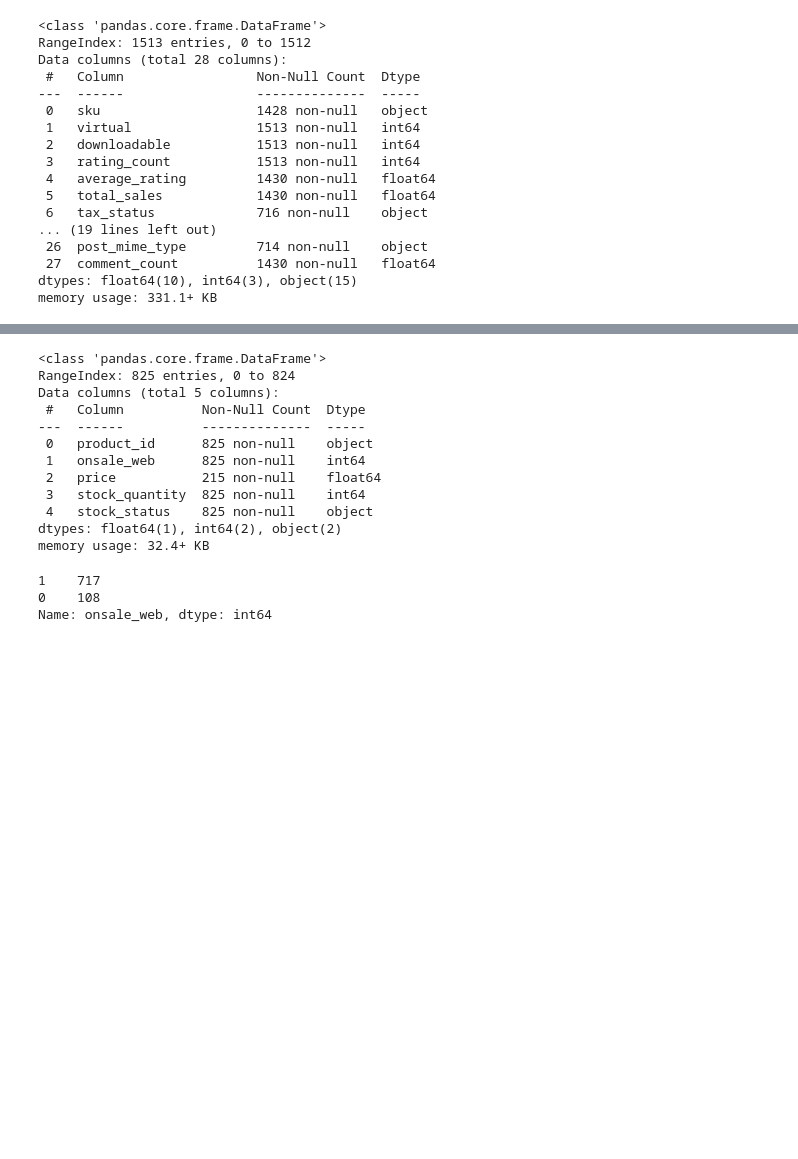
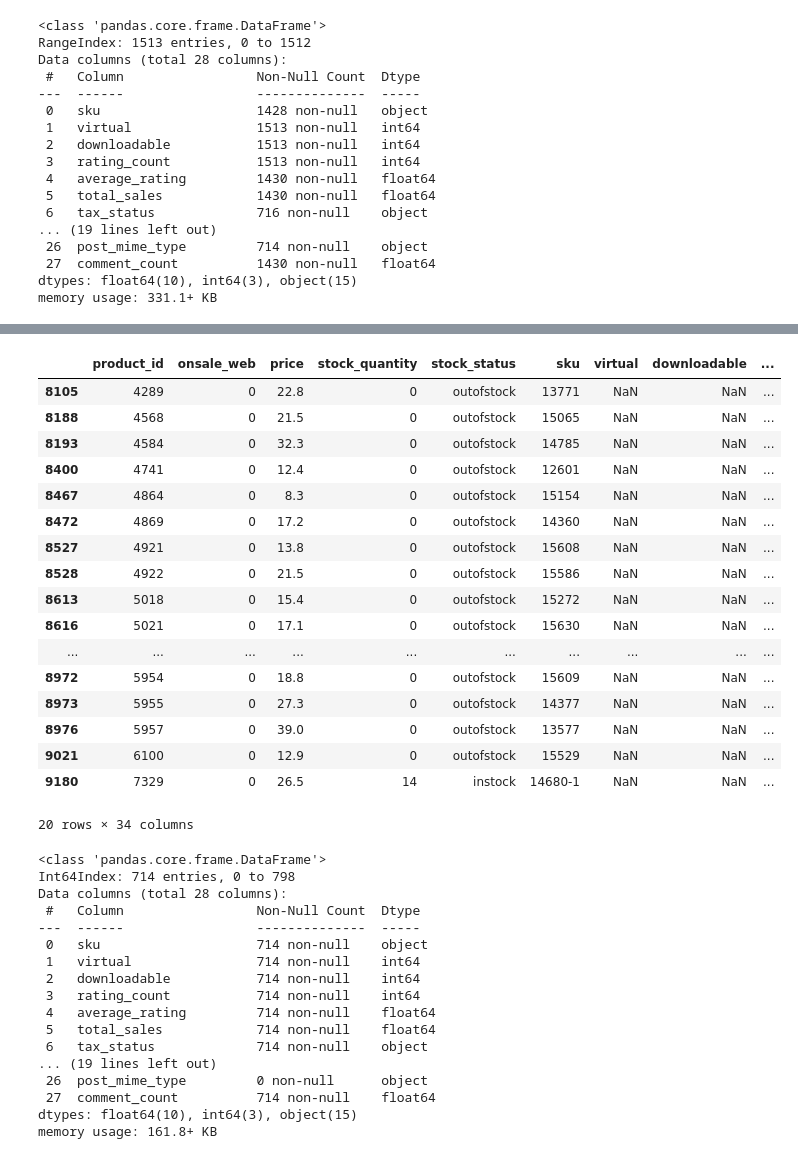
Before and after one commit to AntoineJBQ/Projet-5, a Jupyter notebook: Projet 5.ipynb, the cells around one changed output, grey strips where cells are left out. Drawn from its saved outputs; the diff is of its cells as text; code cells hidden in the pictures; blank space fills up the shorter version.

```diff
--- a/Projet 5.ipynb
+++ b/Projet 5.ipynb
@@ -24 +47,3 @@ web.describe()
+# %%
+erp["price"] = erp["price"].str.replace(",",".").astype(float)
 # %%
@@ -71,0 +72,2 @@ dtype: int64
+# %%
+liaison = liaison.rename(columns={"id_web":"sku"})
@@ -99,6 +135,3 @@ Data columns (total 28 columns):
  27  comment_count          1430 non-null   float64
 dtypes: float64(10), int64(3), object(15)
 memory usage: 331.1+ KB
-# %%
-web['post_date'] = pd.to_datetime(web['post_date'])
-web['post_modified'] = pd.to_datetime(web['post_modified'])
@@ -115,0 +154,5 @@ erp.head()
+# %%
+#Test de jointure entre Erp, Liaison et Web
+Test_2 = pd.merge(erp, liaison, how="outer", on="product_id")
+Test_2 = pd.merge(Test_2, web, how="outer", on="sku", indicator=True)
+Test_2.shape
@@ -115,0 +179,28 @@ erp.head()
+# %%
+#Crée des tables temporaires pour Web et Liaison
+webt = web
+liaisont = liaison
+#Drop les rows contenant des NaN pour la colonne sku dans les tables temporaires
+webt = webt.dropna(subset=["sku"])
+liaisont = liaisont.dropna(subset=["sku"])
+#Affiche les lignes qui n'ont pas de correspondance entre Erp, Liaison et Web
+Test_2.loc[Test_2["_merge"]=="left_only"]
+# %% [output]
+|  | product_id | onsale_web | price | stock_quantity | stock_status | sku | virtual | downloadable | ... |
+| 8105 | 4289 | 0 | 22.8 | 0 | outofstock | 13771 | NaN | NaN | ... |
+| 8188 | 4568 | 0 | 21.5 | 0 | outofstock | 15065 | NaN | NaN | ... |
+| 8193 | 4584 | 0 | 32.3 | 0 | outofstock | 14785 | NaN | NaN | ... |
+| 8400 | 4741 | 0 | 12.4 | 0 | outofstock | 12601 | NaN | NaN | ... |
+| 8467 | 4864 | 0 | 8.3 | 0 | outofstock | 15154 | NaN | NaN | ... |
+| 8472 | 4869 | 0 | 17.2 | 0 | outofstock | 14360 | NaN | NaN | ... |
+| 8527 | 4921 | 0 | 13.8 | 0 | outofstock | 15608 | NaN | NaN | ... |
+| 8528 | 4922 | 0 | 21.5 | 0 | outofstock | 15586 | NaN | NaN | ... |
+| 8613 | 5018 | 0 | 15.4 | 0 | outofstock | 15272 | NaN | NaN | ... |
+| 8616 | 5021 | 0 | 17.1 | 0 | outofstock | 15630 | NaN | NaN | ... |
+| ... | ... | ... | ... | ... | ... | ... | ... | ... | ... |
+| 8972 | 5954 | 0 | 18.8 | 0 | outofstock | 15609 | NaN | NaN | ... |
+| 8973 | 5955 | 0 | 27.3 | 0 | outofstock | 14377 | NaN | NaN | ... |
+| 8976 | 5957 | 0 | 39.0 | 0 | outofstock | 13577 | NaN | NaN | ... |
+| 9021 | 6100 | 0 | 12.9 | 0 | outofstock | 15529 | NaN | NaN | ... |
+| 9180 | 7329 | 0 | 26.5 | 14 | instock | 14680-1 | NaN | NaN | ... |
+20 rows × 34 columns
@@ -116,21 +223,20 @@ erp.head()
 # %%
-erp.info()
+webt.info()
 # %% [output]
 <class 'pandas.core.frame.DataFrame'>
-RangeIndex: 825 entries, 0 to 824
-Data columns (total 5 columns):
- #   Column          Non-Null Count  Dtype
----  ------          --------------  -----
- 0   product_id      825 non-null    object
- 1   onsale_web      825 non-null    int64
- 2   price           215 non-null    float64
- 3   stock_quantity  825 non-null    int64
- 4   stock_status    825 non-null    object
-dtypes: float64(1), int64(2), object(2)
-memory usage: 32.4+ KB
+Int64Index: 714 entries, 0 to 798
+Data columns (total 28 columns):
+ #   Column                 Non-Null Count  Dtype
+---  ------                 --------------  -----
+ 0   sku                    714 non-null    object
+ 1   virtual                714 non-null    int64
+ 2   downloadable           714 non-null    int64
+ 3   rating_count           714 non-null    int64
+ 4   average_rating         714 non-null    float64
+ 5   total_sales            714 non-null    float64
+ 6   tax_status             714 non-null    object
+... (19 lines left out)
+ 26  post_mime_type         0 non-null      object
+ 27  comment_count          714 non-null    float64
+dtypes: float64(10), int64(3), object(15)
+memory usage: 161.8+ KB
-# %%
-erp['onsale_web'].value_counts()
-# %% [output]
-1    717
-0    108
-Name: onsale_web, dtype: int64
```
Also changed, not shown: parts of 36 cells of this notebook.
